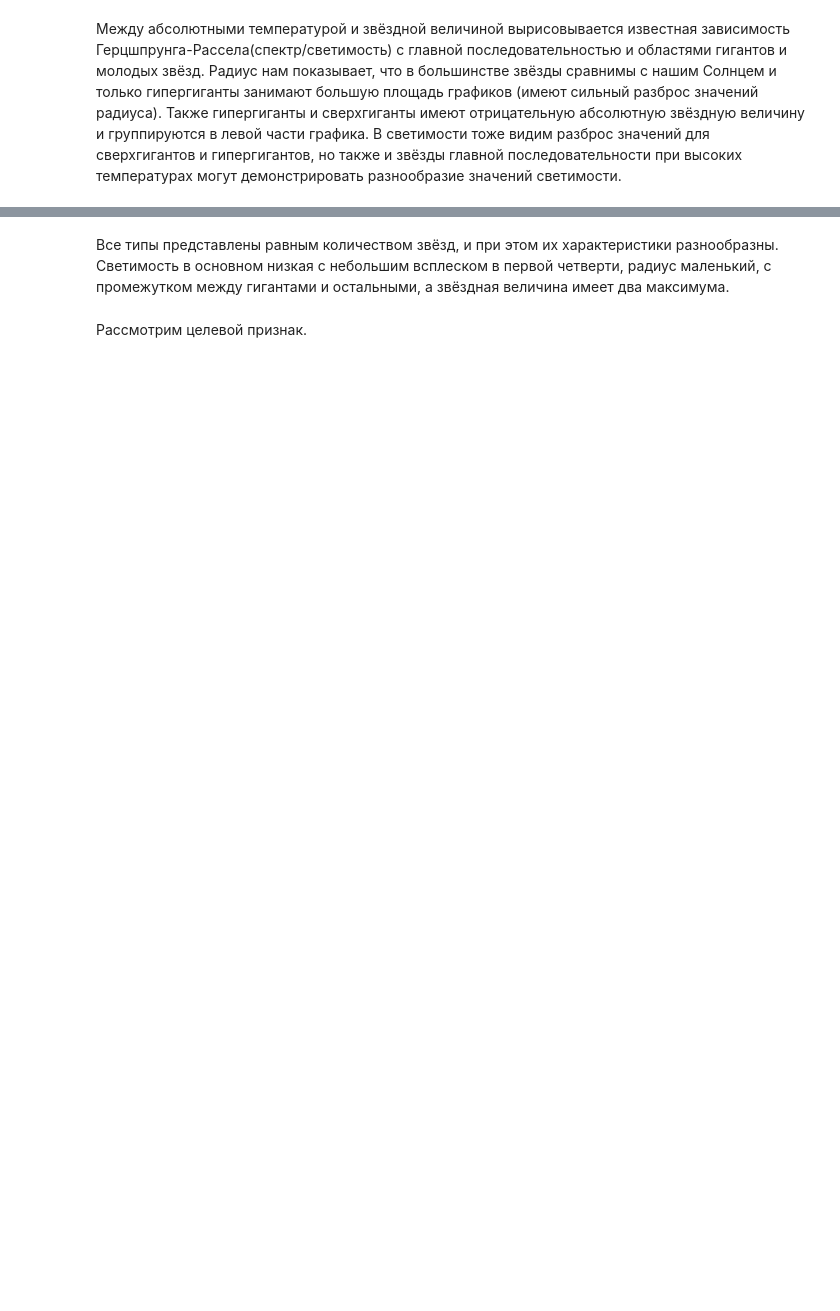
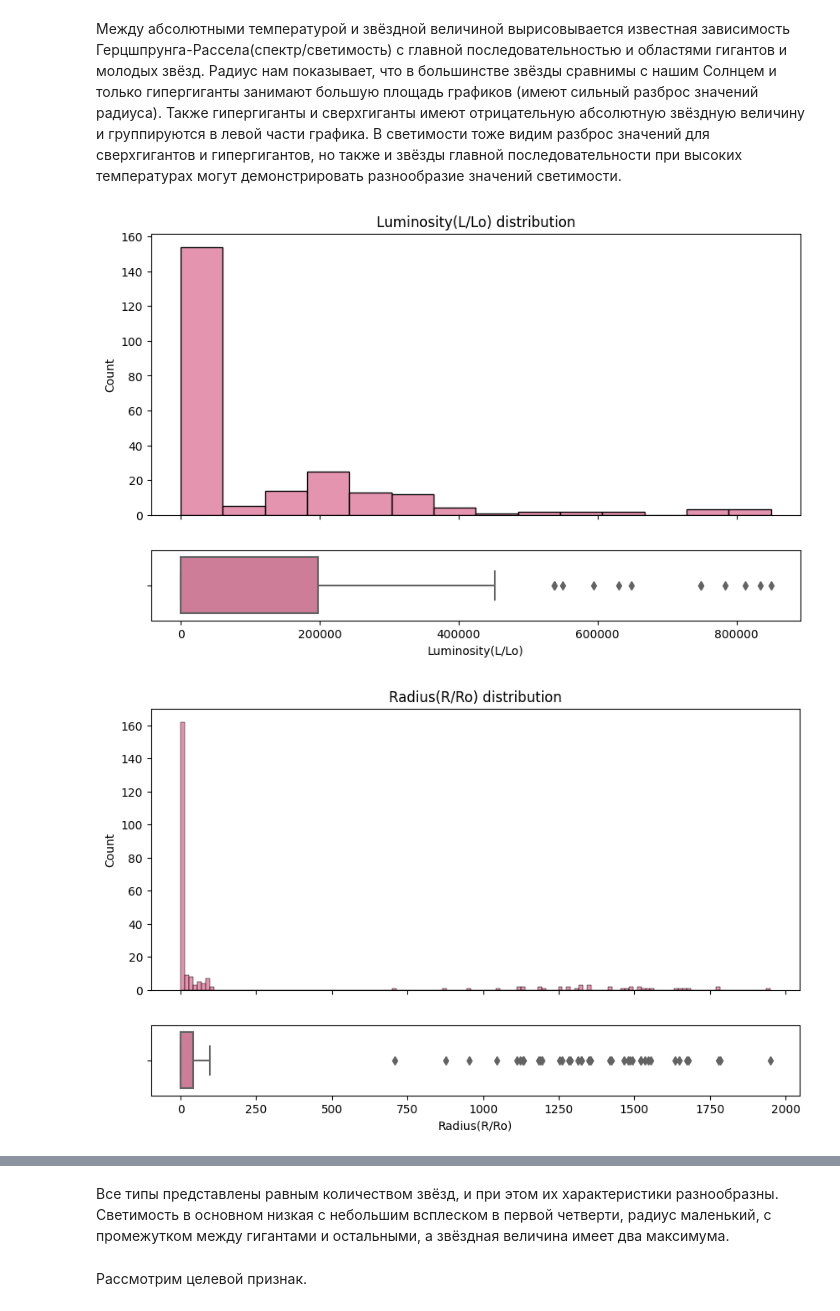
Before and after one commit to maria-smiles/stars, a Jupyter notebook: stars_v1.ipynb, the cells around one changed output, grey strips where cells are left out. Drawn from its saved outputs; the diff is of its cells as text; code cells hidden in the pictures; blank space fills up the shorter version.

```diff
--- a/stars_v1.ipynb
+++ b/stars_v1.ipynb
@@ -106,12 +186,15 @@ sns.pairplot(df, hue='Star type');
 columns = df.columns
 # %%
 for i in columns[1:-1]:
-    fig, (ax_hist, ax_box) = plt.subplots(2, sharex=True, gridspec_kw={"height_ratios": (.8, .2)}, figsize=(12, 8))
+    fig, (ax_hist, ax_box) = plt.subplots(2, sharex=True, gridspec_kw={"height_ratios": (.8, .2)}, figsize=(10, 6))
 
     sns.histplot(x=df[i], ax=ax_hist, color='palevioletred')
     sns.boxplot(x=df[i], ax=ax_box, color='palevioletred')
 
     ax_box.set(xlabel=i)
     ax_hist.set(ylabel='Count')
     ax_hist.set(title=i+' distribution')
     plt.show()
+# %% [output]
+[figure, added]
+[figure, added]
```
Also changed, not shown: parts of 61 cells of this notebook.
